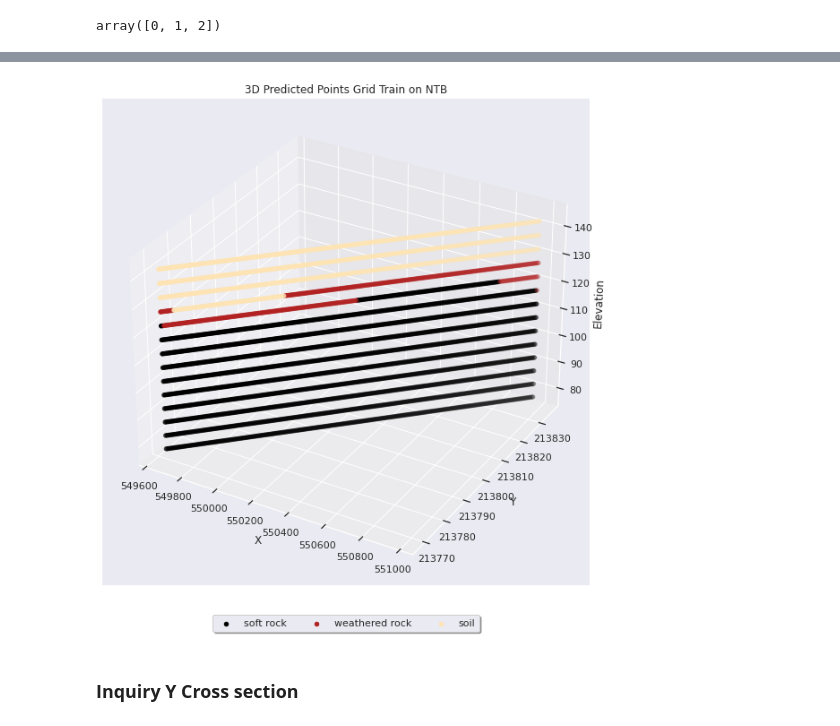
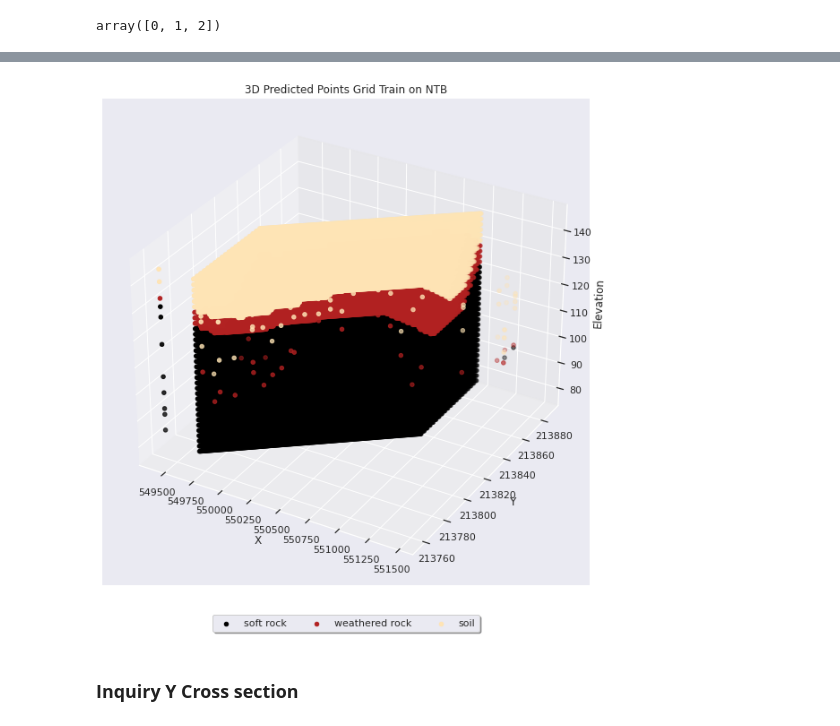
Before and after one commit to daitranskku/soil_properties, a Jupyter notebook: Step3_visualize_3D_points_and_cross_sections_visualize_3_soil_types.ipynb, the cells around one changed output, grey strips where cells are left out. Saved outputs shown, nothing was run; the diff lists cells and outputs as text; code cells hidden in the pictures.

```diff
--- a/Step3_visualize_3D_points_and_cross_sections_visualize_3_soil_types.ipynb
+++ b/Step3_visualize_3D_points_and_cross_sections_visualize_3_soil_types.ipynb
@@ -225,7 +259,7 @@ array([0, 1, 2])
 # %%
-plot_full_3D_points(x = X[3696:3696*2], y = soil_type[3696:3696*2], labels = labels, colours=label_colours, train_on='ntb')
+plot_full_3D_points(x = X, y = soil_type, labels = labels, colours=label_colours, train_on='ntb')
 # %% [output]
-[figure, old version]
+[figure, new version]
 # %% [markdown]
 ### **Inquiry Y Cross section**
 # %%
```
Also changed, not shown: parts of 16 cells of this notebook, 11 other files.
